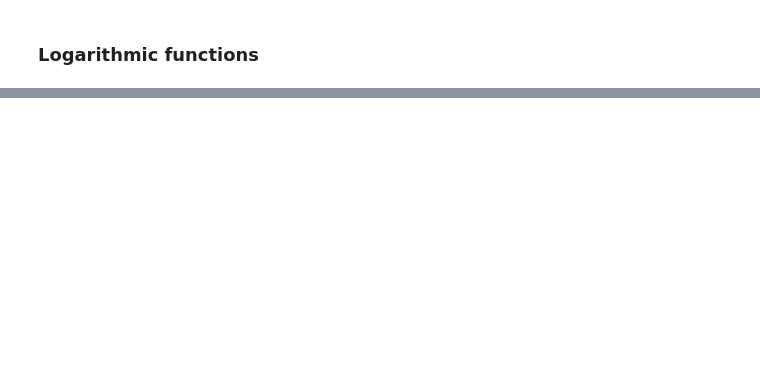
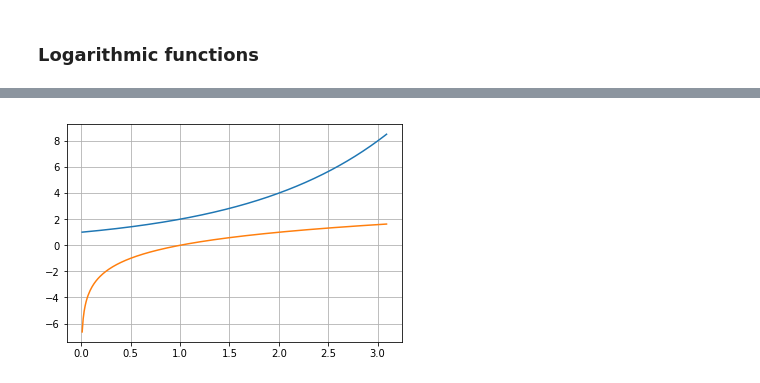
Before and after one commit to darkeclipz/jupyter-notebooks, a Jupyter notebook: Applied Math/Y1S2/Precalculus.ipynb, the cells around one changed output, grey strips where cells are left out. Saved outputs shown, nothing was run; the diff lists cells and outputs as text; code cells hidden in the pictures; blank space fills up the shorter version.

```diff
--- a/Applied Math/Y1S2/Precalculus.ipynb
+++ b/Applied Math/Y1S2/Precalculus.ipynb
@@ -56,0 +129,7 @@
+# %%
+points = np.arange(0.01,3.1,0.01)
+plot(points, [2**x for x in points])
+plot(points, [math.log(x,2) for x in points])
+grid()
+# %% [output]
+[figure, added]
```
Also changed, not shown: parts of 12 cells of this notebook, 2 other files.
